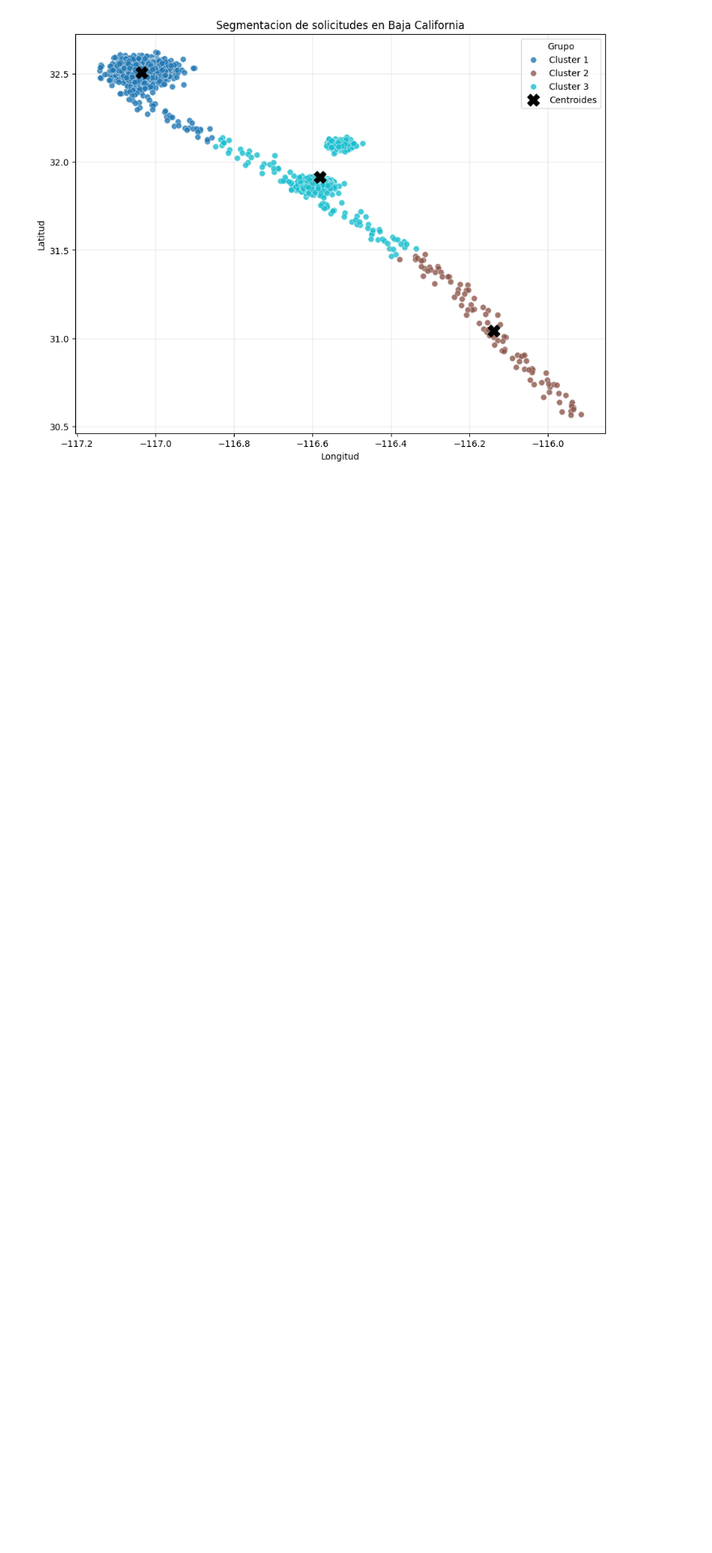
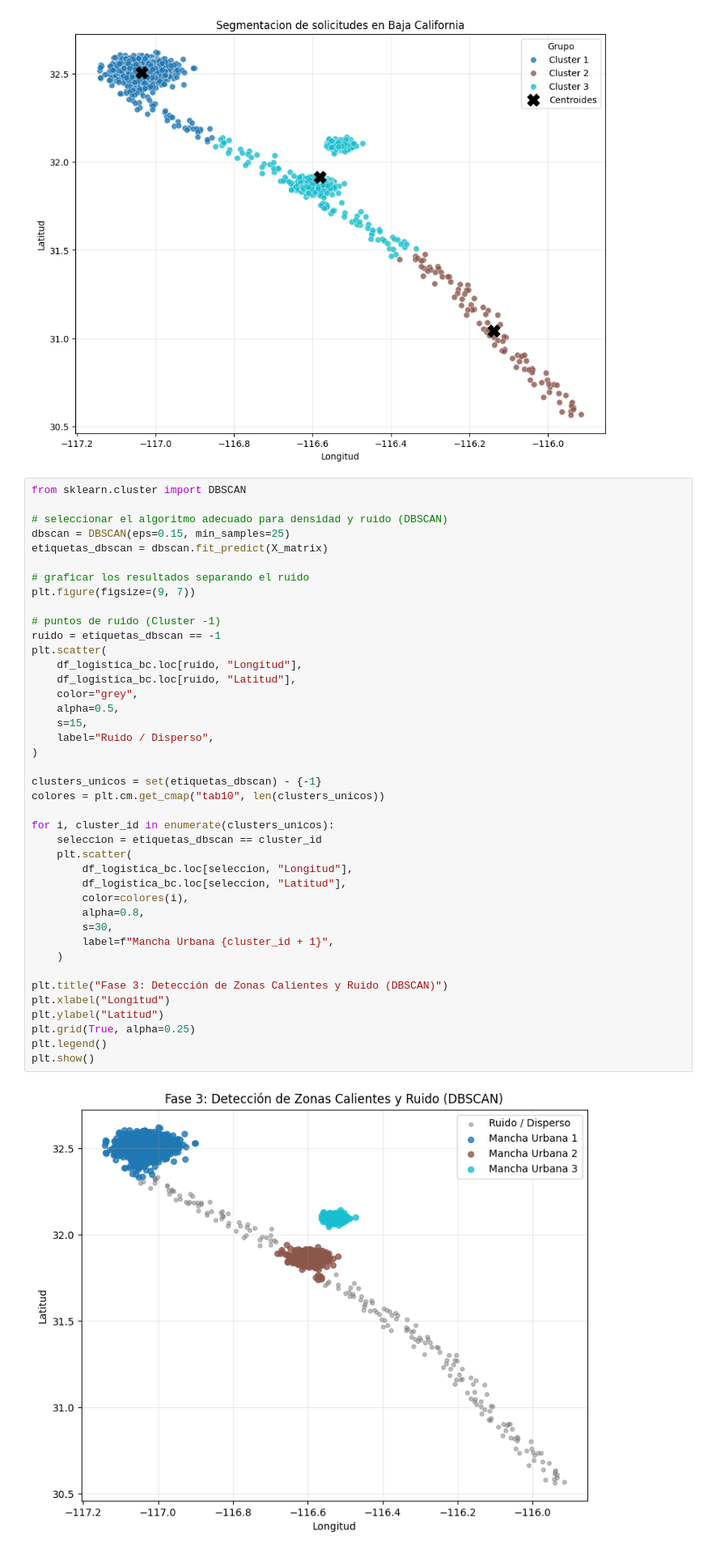
Before and after one commit to AndresSilva23/LogisticaBC, a Jupyter notebook: logistica_bc.ipynb, the cells around one changed output. Shown at 81% size. Drawn from its saved outputs; the diff is of its cells as text; blank space fills up the shorter version.

```diff
--- a/logistica_bc.ipynb
+++ b/logistica_bc.ipynb
@@ -82,3 +106,46 @@ ax.legend(title="Grupo", loc="best")
 plt.show()
 # %% [output]
 [figure]
+# %%
+from sklearn.cluster import DBSCAN
+
+# seleccionar el algoritmo adecuado para densidad y ruido (DBSCAN)
+dbscan = DBSCAN(eps=0.15, min_samples=25)
+etiquetas_dbscan = dbscan.fit_predict(X_matrix)
+
+# graficar los resultados separando el ruido
+plt.figure(figsize=(9, 7))
+
+# puntos de ruido (Cluster -1)
+ruido = etiquetas_dbscan == -1
+plt.scatter(
+    df_logistica_bc.loc[ruido, "Longitud"],
+    df_logistica_bc.loc[ruido, "Latitud"],
+    color="grey",
+    alpha=0.5,
+    s=15,
+    label="Ruido / Disperso",
+)
+
+clusters_unicos = set(etiquetas_dbscan) - {-1}
+colores = plt.cm.get_cmap("tab10", len(clusters_unicos))
+
+for i, cluster_id in enumerate(clusters_unicos):
+    seleccion = etiquetas_dbscan == cluster_id
+    plt.scatter(
+        df_logistica_bc.loc[seleccion, "Longitud"],
+        df_logistica_bc.loc[seleccion, "Latitud"],
+        color=colores(i),
+        alpha=0.8,
+        s=30,
+        label=f"Mancha Urbana {cluster_id + 1}",
+    )
+
+plt.title("Fase 3: Detección de Zonas Calientes y Ruido (DBSCAN)")
+plt.xlabel("Longitud")
+plt.ylabel("Latitud")
+plt.grid(True, alpha=0.25)
+plt.legend()
+plt.show()
+# %% [output]
+[figure, added]
```
Also changed, not shown: parts of 3 cells of this notebook.
